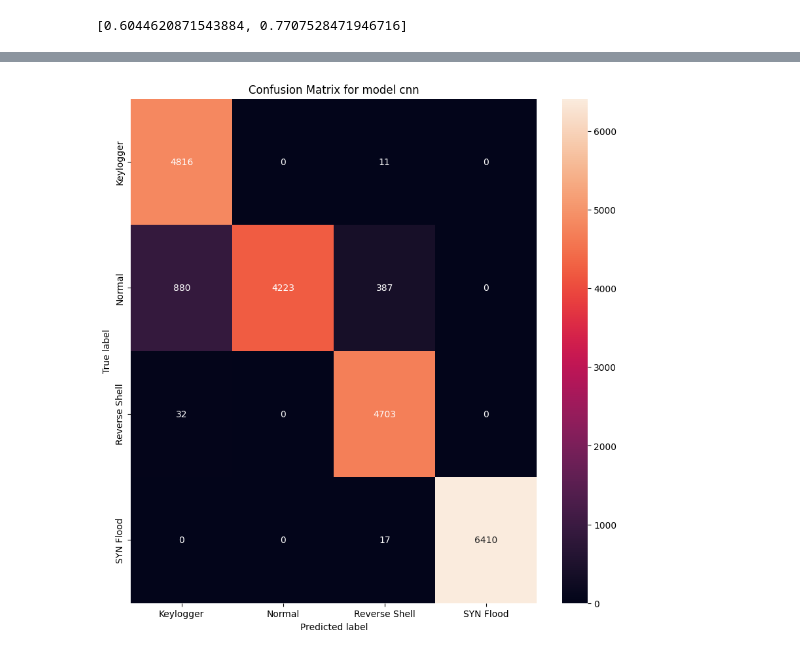
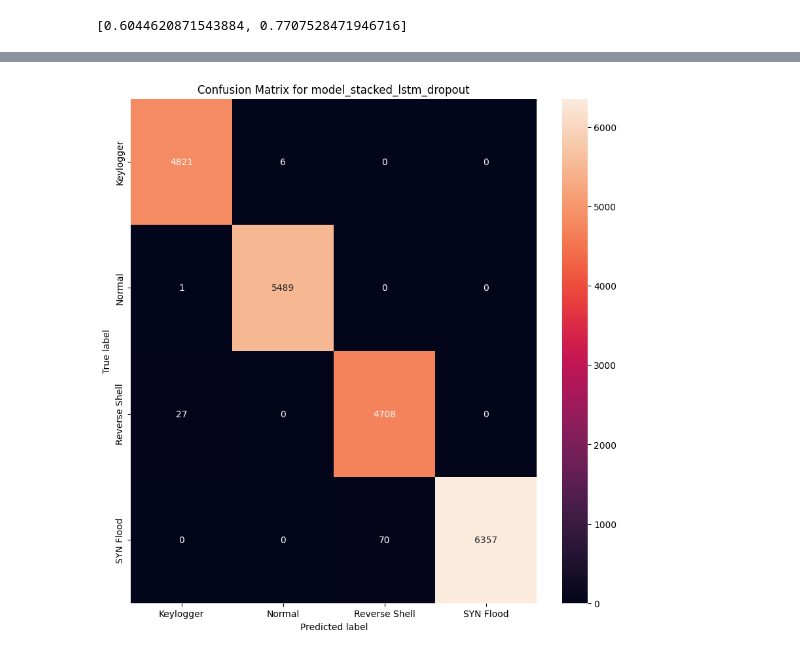
Before and after one commit to Enzo-hmdy/Secu_IOT_UQAC2, a Jupyter notebook: cleaning.ipynb, the cells around one changed output, grey strips where cells are left out. Drawn from its saved outputs; the diff is of its cells as text; code cells hidden in the pictures.

```diff
--- a/cleaning.ipynb
+++ b/cleaning.ipynb
@@ -563,6 +563,10 @@ _________________________________________________________________
 plot_model(model_stacked_lstm_dropout, show_shapes=True, show_layer_names=True)
 # %% [output]
 [figure]
+# %%
+accuracy = 0
 # %%
-history_stacked_lstm_dropout =  model_stacked_lstm_dropout.fit(train_data, train_labels, epochs=1,batch_size=512 ,validation_data=(val_data, val_labels))
+while accuracy < 0.985:
+    history_stacked_lstm_dropout =  model_stacked_lstm_dropout.fit(train_data, train_labels, epochs=1,batch_size=512 ,validation_data=(val_data, val_labels))
+    loss, accuracy =   model_stacked_lstm_dropout.evaluate(test_data, test_labels)
 # %% [output]
@@ -1146,7 +1150,7 @@ def plot_confusion_matrix(model,test_data,test_labels,model_name):
 model_name = ['simple_lstm_model', 'model_stacked_lstm', 'model_cnn', 'model_cnn_lstm', 'model_cnn_lstm_stacked', 'model_bidirectional_LSTM', 'model_rnn', 'model_rnn_lstm', 'CNN2D_LSTM']
 # %%
 # plot_confusion_matrix(model_cnn_lstm_stacked,test_data,test_labels,model_name)
-plot_confusion_matrix(model_cnn,test_data,test_labels,'model cnn')
+# plot_confusion_matrix(model_cnn,test_data,test_labels,'model cnn')
 # plot_confusion_matrix(model_rnn_lstm,test_data,test_labels,model_name)
 # plot_confusion_matrix(model_rnn,test_data,test_labels,model_name)
 # plot_confusion_matrix(model_bidirectional_LSTM,test_data,test_labels,model_name)
@@ -1154,5 +1158,5 @@ plot_confusion_matrix(model_cnn,test_data,test_labels,'model cnn')
 # plot_confusion_matrix(model_stacked_lstm,test_data,test_labels,model_name)
 # plot_confusion_matrix(simple_lstm_model,test_data,test_labels,"simple_lstm_model")
 # plot_confusion_matrix(CNN2D_LSTM,test_data,test_labels,model_name)
-# plot_confusion_matrix(model_stacked_lstm_dropout,test_data,test_labels,"model_stacked_lstm_dropout")
+plot_confusion_matrix(model_stacked_lstm_dropout,test_data,test_labels,"model_stacked_lstm_dropout")
 # %% [output]
@@ -1160,4 +1164,4 @@ plot_confusion_matrix(model_cnn,test_data,test_labels,'model cnn')
-[figure, old version]
+[figure, new version]
 # %%
 import numpy as np
 import matplotlib.pyplot as plt
```
Also changed, not shown: parts of 9 cells of this notebook, 11 other files.
